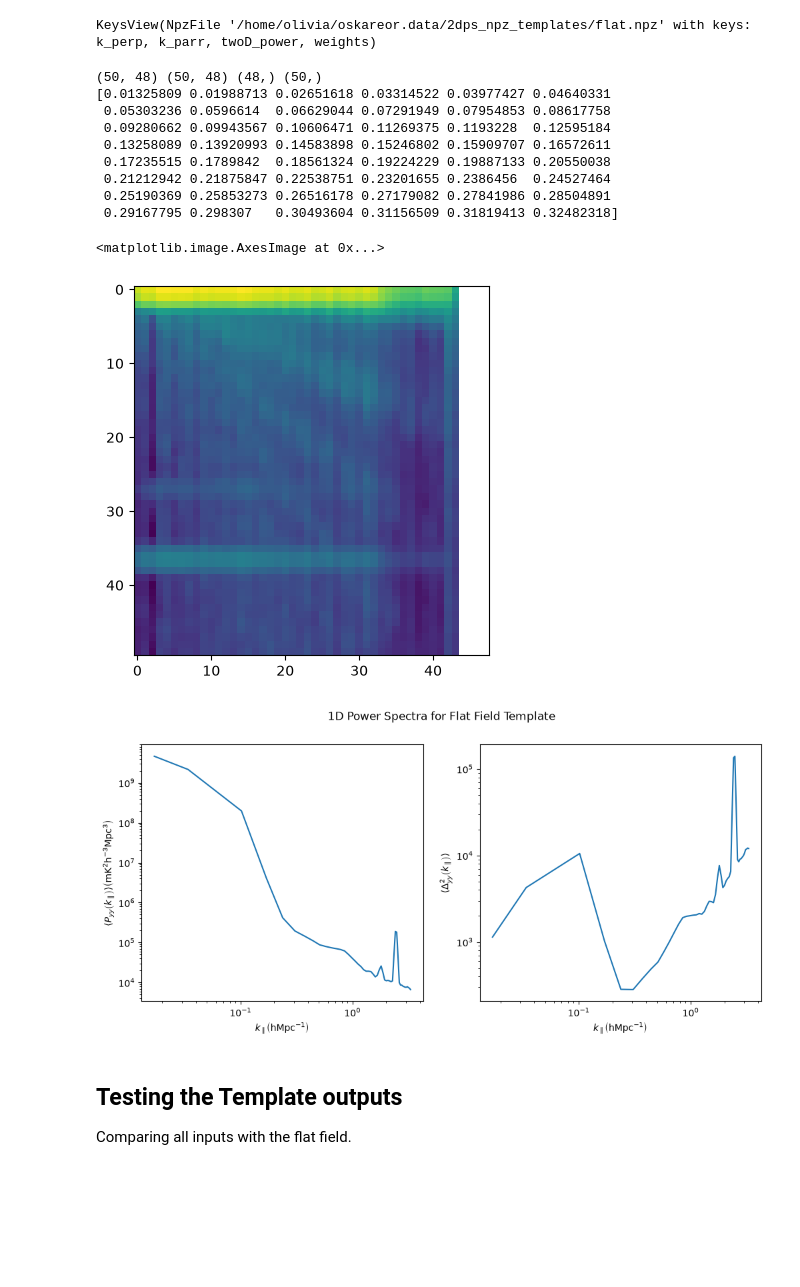
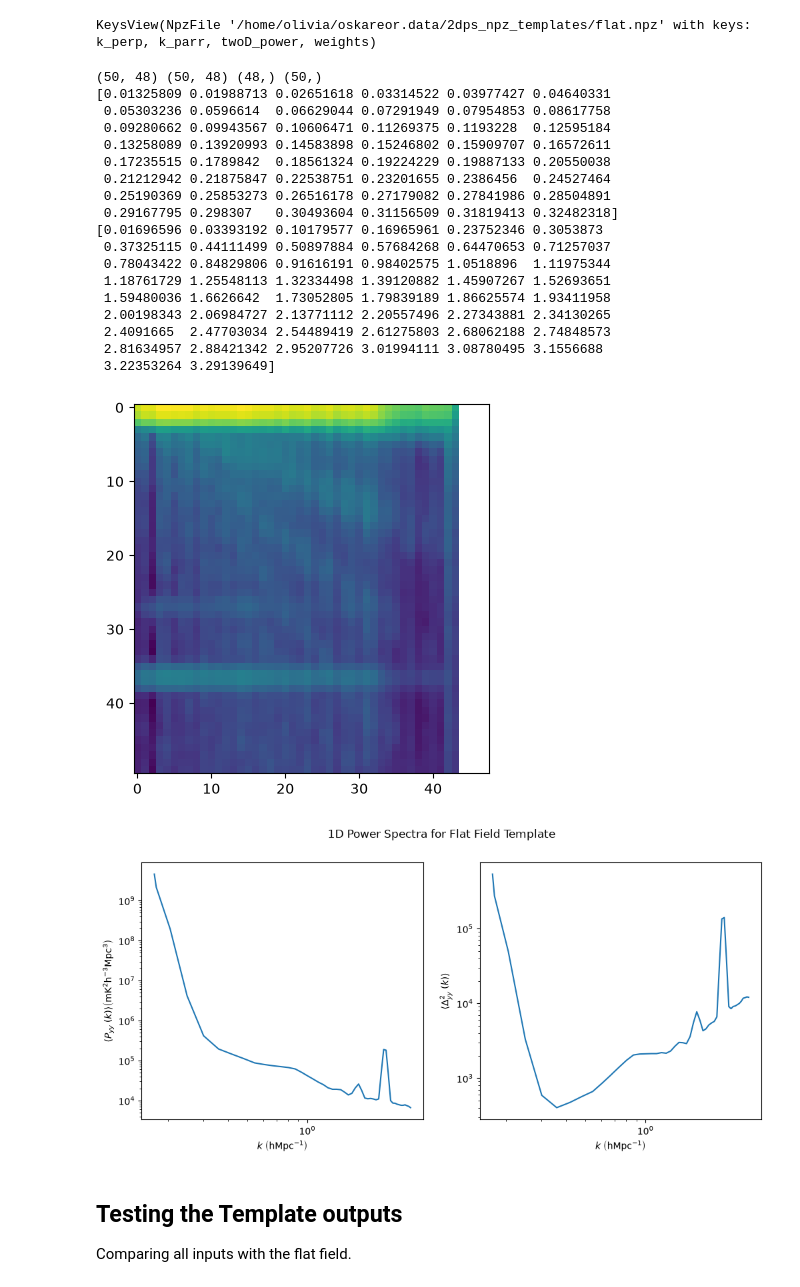
Before and after one commit to oliviax727/phd-programs, a Jupyter notebook: oskar-chips/power_spectra.ipynb, the cells around one changed output. Drawn from its saved outputs; the diff is of its cells as text; code cells hidden in the pictures; blank space fills up the shorter version.

```diff
--- a/oskar-chips/power_spectra.ipynb
+++ b/oskar-chips/power_spectra.ipynb
@@ -19,7 +20,9 @@ KeysView(NpzFile '/home/olivia/oskareor.data/2dps_npz_templates/flat.npz' with k
 # %%
 print(npz['twoD_power'].shape, npz['weights'].shape, npz['k_perp'].shape, npz['k_parr'].shape)
 print(npz['k_perp'])
+print(npz['k_parr'])
 plt.imshow(npz['twoD_power'] * npz['weights'], norm="log")
+plt.show()
 # %% [output]
 (50, 48) (50, 48) (48,) (50,)
 [0.01325809 0.01988713 0.02651618 0.03314522 0.03977427 0.04640331
@@ -30,30 +33,49 @@ plt.imshow(npz['twoD_power'] * npz['weights'], norm="log")
  0.21212942 0.21875847 0.22538751 0.23201655 0.2386456  0.24527464
  0.25190369 0.25853273 0.26516178 0.27179082 0.27841986 0.28504891
  0.29167795 0.298307   0.30493604 0.31156509 0.31819413 0.32482318]
+[0.01696596 0.03393192 0.10179577 0.16965961 0.23752346 0.3053873
+ 0.37325115 0.44111499 0.50897884 0.57684268 0.64470653 0.71257037
+ 0.78043422 0.84829806 0.91616191 0.98402575 1.0518896  1.11975344
+ 1.18761729 1.25548113 1.32334498 1.39120882 1.45907267 1.52693651
+ 1.59480036 1.6626642  1.73052805 1.79839189 1.86625574 1.93411958
+ 2.00198343 2.06984727 2.13771112 2.20557496 2.27343881 2.34130265
+ 2.4091665  2.47703034 2.54489419 2.61275803 2.68062188 2.74848573
+ 2.81634957 2.88421342 2.95207726 3.01994111 3.08780495 3.1556688
+ 3.22353264 3.29139649]
-<matplotlib.image.AxesImage at 0x...>
 [figure]
+# %%
+# Create a three parameterised grids denoting k, PS, dPS and then collapse the last dimension
+ks = (np.hypot).outer(npz["k_parr"], npz["k_perp"])
+sdps = npz["twoD_power"] * npz["weights"]
+dyy = (ks ** 3) * sdps / (2 * np.pi**2)
+grids = np.mean(np.array([ks, sdps, dyy]), axis=-1)
 # %%
-sdps = np.mean(npz["twoD_power"] * npz["weights"], axis=1)
-
-dyy = (npz["k_parr"] ** 3) * sdps / (2 * np.pi**2)
-
+# Create a histogram that cleans up the data
 fig, ax = plt.subplots(nrows=1, ncols=2)
 fig.set_size_inches((12, 5))
 fig.suptitle("1D Power Spectra for Flat Field Template")
-ax[0].loglog(npz["k_parr"], sdps)
-ax[0].set_xlabel(r"$k_{\parallel} \left(\mathrm{h}\mathrm{Mpc}^{-1}\right)$")
+ax[0].loglog(grids[0], grids[1])
+ax[0].set_xlabel(r"$k\;\left(\mathrm{h}\mathrm{Mpc}^{-1}\right)$")
 ax[0].set_ylabel(
-    r"$\langle P_{yy} \left(k_\parallel\right)\rangle\left(\mathrm{mK}^2\mathrm{h}^{-3}\mathrm{Mpc}^3\right)$"
+    r"$\langle P_{yy}\;\left(k\right)\rangle\left(\mathrm{mK}^2\mathrm{h}^{-3}\mathrm{Mpc}^3\right)$"
 )
-ax[1].loglog(npz["k_parr"], dyy)
-ax[1].set_xlabel(r"$k_{\parallel} \left(\mathrm{h}\mathrm{Mpc}^{-1}\right)$")
-ax[1].set_ylabel(r"$\langle\Delta_{yy}^2 \left(k_\parallel\right) \rangle$")
+ax[1].loglog(grids[0], grids[2])
+ax[1].set_xlabel(r"$k\;\left(\mathrm{h}\mathrm{Mpc}^{-1}\right)$")
+ax[1].set_ylabel(r"$\langle\Delta_{yy}^2\;\left(k\right) \rangle$")
+
+# Add minor tick marks without minor labels.
+for a in ax.ravel():
+    a.xaxis.set_minor_locator(ticker.LogLocator(base=10, subs=np.arange(2, 10) * 0.1))
+    a.yaxis.set_minor_locator(ticker.LogLocator(base=10, subs=np.arange(2, 10) * 0.1))
+    a.xaxis.set_minor_formatter(ticker.NullFormatter())
+    a.yaxis.set_minor_formatter(ticker.NullFormatter())
+
 plt.show()
 
 
-flat_corr = dyy
+flat_corr = grids
 # %% [output]
-[figure, old version]
+[figure, new version]
 # %% [markdown]
 ## Testing the Template outputs
 
```
Also changed, not shown: parts of 2 cells of this notebook, 1 other file.
